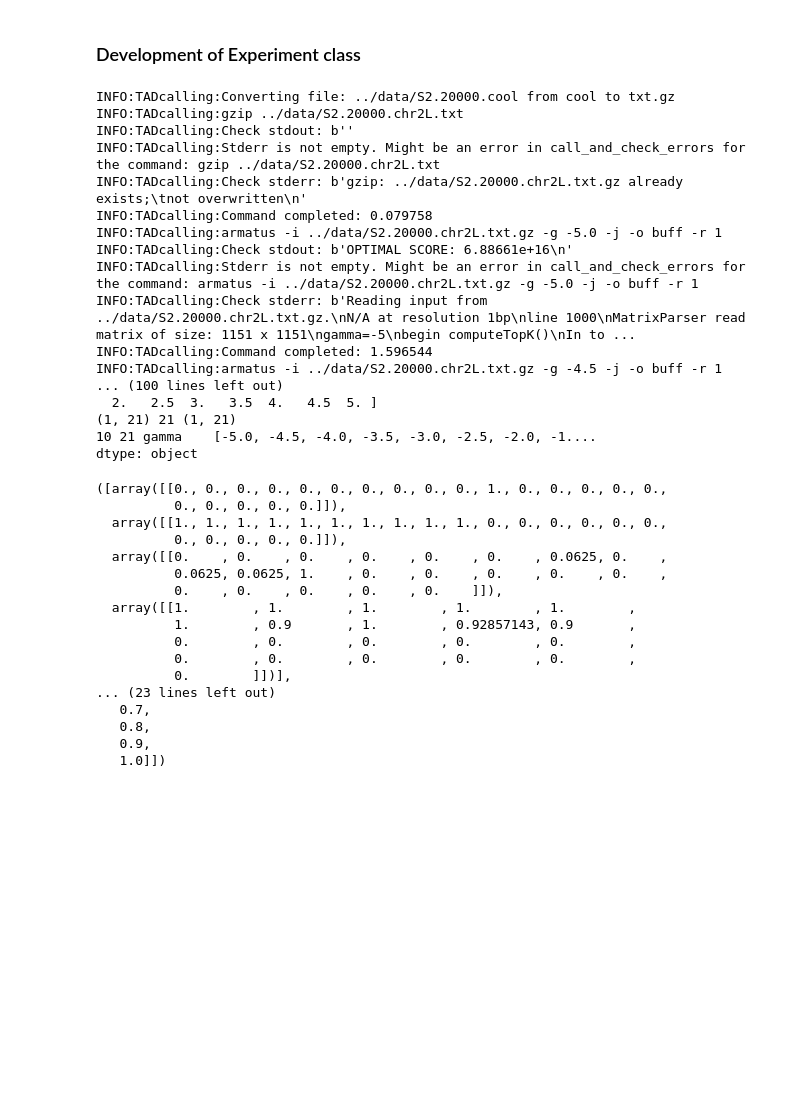
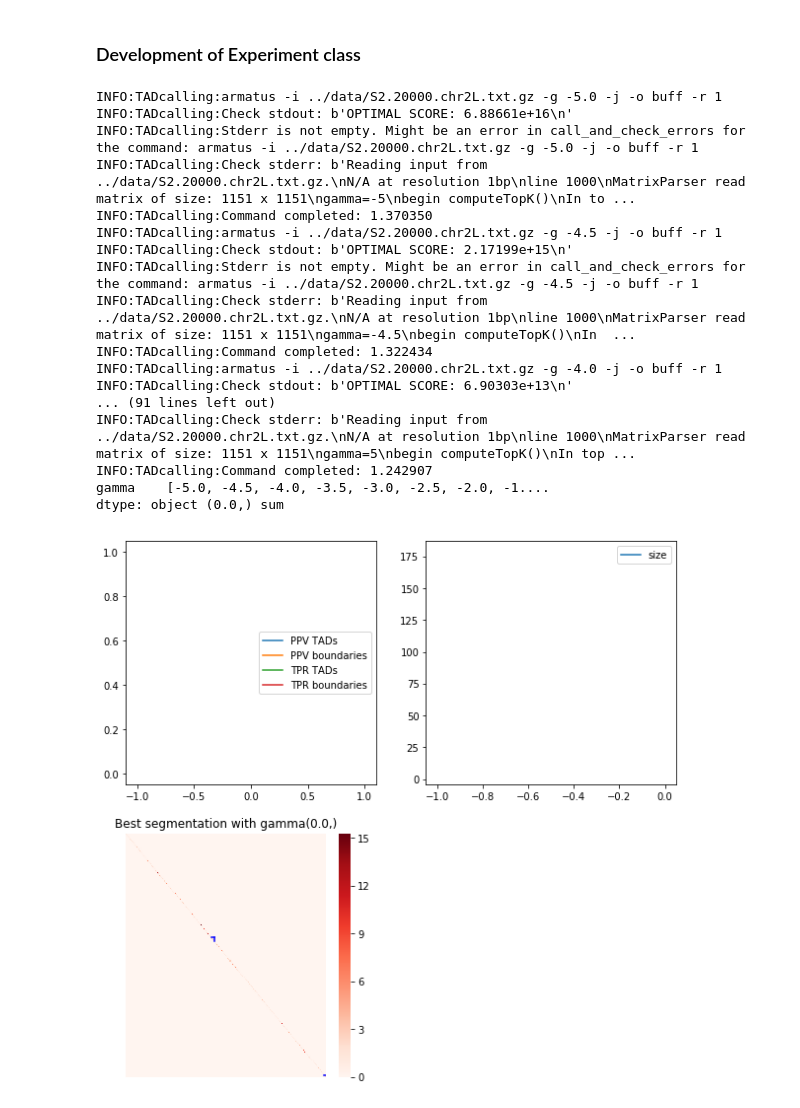
Before and after one commit to dmitrymyl/TADselect, a Jupyter notebook: examples/test.ipynb, the cells around one changed output. Cells and saved outputs as stored; diff of their text form; code cells hidden in the pictures; blank space fills up the shorter version.

```diff
--- a/examples/test.ipynb
+++ b/examples/test.ipynb
@@ -749,42 +813,26 @@ class Experiment(object):
 # %%
 exp = Experiment(['S2_rep1'], ['../data/S2.20000.cool'], 'cool', assembly='dm3', resolution=20000, balance=True, chr='chr2L', callername='armatus', optimization='simulated', track_file='../data/repr_segmentation.txt')
 # %%
-exp.call()
+exp.call(mode='gradient-selection')
 # %% [output]
-INFO:TADcalling:Converting file: ../data/S2.20000.cool from cool to txt.gz
-INFO:TADcalling:gzip ../data/S2.20000.chr2L.txt
-INFO:TADcalling:Check stdout: b''
-INFO:TADcalling:Stderr is not empty. Might be an error in call_and_check_errors for the command: gzip ../data/S2.20000.chr2L.txt
-INFO:TADcalling:Check stderr: b'gzip: ../data/S2.20000.chr2L.txt.gz already exists;\tnot overwritten\n'
-INFO:TADcalling:Command completed: 0.079758
 INFO:TADcalling:armatus -i ../data/S2.20000.chr2L.txt.gz -g -5.0 -j -o buff -r 1
 INFO:TADcalling:Check stdout: b'OPTIMAL SCORE: 6.88661e+16\n'
 INFO:TADcalling:Stderr is not empty. Might be an error in call_and_check_errors for the command: armatus -i ../data/S2.20000.chr2L.txt.gz -g -5.0 -j -o buff -r 1
 INFO:TADcalling:Check stderr: b'Reading input from ../data/S2.20000.chr2L.txt.gz.\nN/A at resolution 1bp\nline 1000\nMatrixParser read matrix of size: 1151 x 1151\ngamma=-5\nbegin computeTopK()\nIn to ...
-INFO:TADcalling:Command completed: 1.596544
+INFO:TADcalling:Command completed: 1.370350
 INFO:TADcalling:armatus -i ../data/S2.20000.chr2L.txt.gz -g -4.5 -j -o buff -r 1
-... (100 lines left out)
-  2.   2.5  3.   3.5  4.   4.5  5. ]
-(1, 21) 21 (1, 21)
-10 21 gamma    [-5.0, -4.5, -4.0, -3.5, -3.0, -2.5, -2.0, -1....
-dtype: object
+INFO:TADcalling:Check stdout: b'OPTIMAL SCORE: 2.17199e+15\n'
+INFO:TADcalling:Stderr is not empty. Might be an error in call_and_check_errors for the command: armatus -i ../data/S2.20000.chr2L.txt.gz -g -4.5 -j -o buff -r 1
+INFO:TADcalling:Check stderr: b'Reading input from ../data/S2.20000.chr2L.txt.gz.\nN/A at resolution 1bp\nline 1000\nMatrixParser read matrix of size: 1151 x 1151\ngamma=-4.5\nbegin computeTopK()\nIn  ...
+INFO:TADcalling:Command completed: 1.322434
+INFO:TADcalling:armatus -i ../data/S2.20000.chr2L.txt.gz -g -4.0 -j -o buff -r 1
+INFO:TADcalling:Check stdout: b'OPTIMAL SCORE: 6.90303e+13\n'
+... (91 lines left out)
+INFO:TADcalling:Check stderr: b'Reading input from ../data/S2.20000.chr2L.txt.gz.\nN/A at resolution 1bp\nline 1000\nMatrixParser read matrix of size: 1151 x 1151\ngamma=5\nbegin computeTopK()\nIn top ...
+INFO:TADcalling:Command completed: 1.242907
+gamma    [-5.0, -4.5, -4.0, -3.5, -3.0, -2.5, -2.0, -1....
+dtype: object (0.0,) sum
-([array([[0., 0., 0., 0., 0., 0., 0., 0., 0., 0., 1., 0., 0., 0., 0., 0.,
-          0., 0., 0., 0., 0.]]),
-  array([[1., 1., 1., 1., 1., 1., 1., 1., 1., 1., 0., 0., 0., 0., 0., 0.,
-          0., 0., 0., 0., 0.]]),
-  array([[0.    , 0.    , 0.    , 0.    , 0.    , 0.    , 0.0625, 0.    ,
-          0.0625, 0.0625, 1.    , 0.    , 0.    , 0.    , 0.    , 0.    ,
-          0.    , 0.    , 0.    , 0.    , 0.    ]]),
-  array([[1.        , 1.        , 1.        , 1.        , 1.        ,
-          1.        , 0.9       , 1.        , 0.92857143, 0.9       ,
-          0.        , 0.        , 0.        , 0.        , 0.        ,
-          0.        , 0.        , 0.        , 0.        , 0.        ,
-          0.        ]])],
-... (23 lines left out)
-   0.7,
-   0.8,
-   0.9,
-   1.0]])
+[figure, added]
 # %%
 exp2 = Experiment(['S2_rep1'], ['../data/S2.20000.cool'], 'cool', assembly='dm3', resolution=20000, balance=True, chr='chr2L', callername='insulation', optimization='simulated', track_file='../data/repr_segmentation.txt')
 # %%
```
Also changed, not shown: parts of 11 cells of this notebook, 1 other file.
